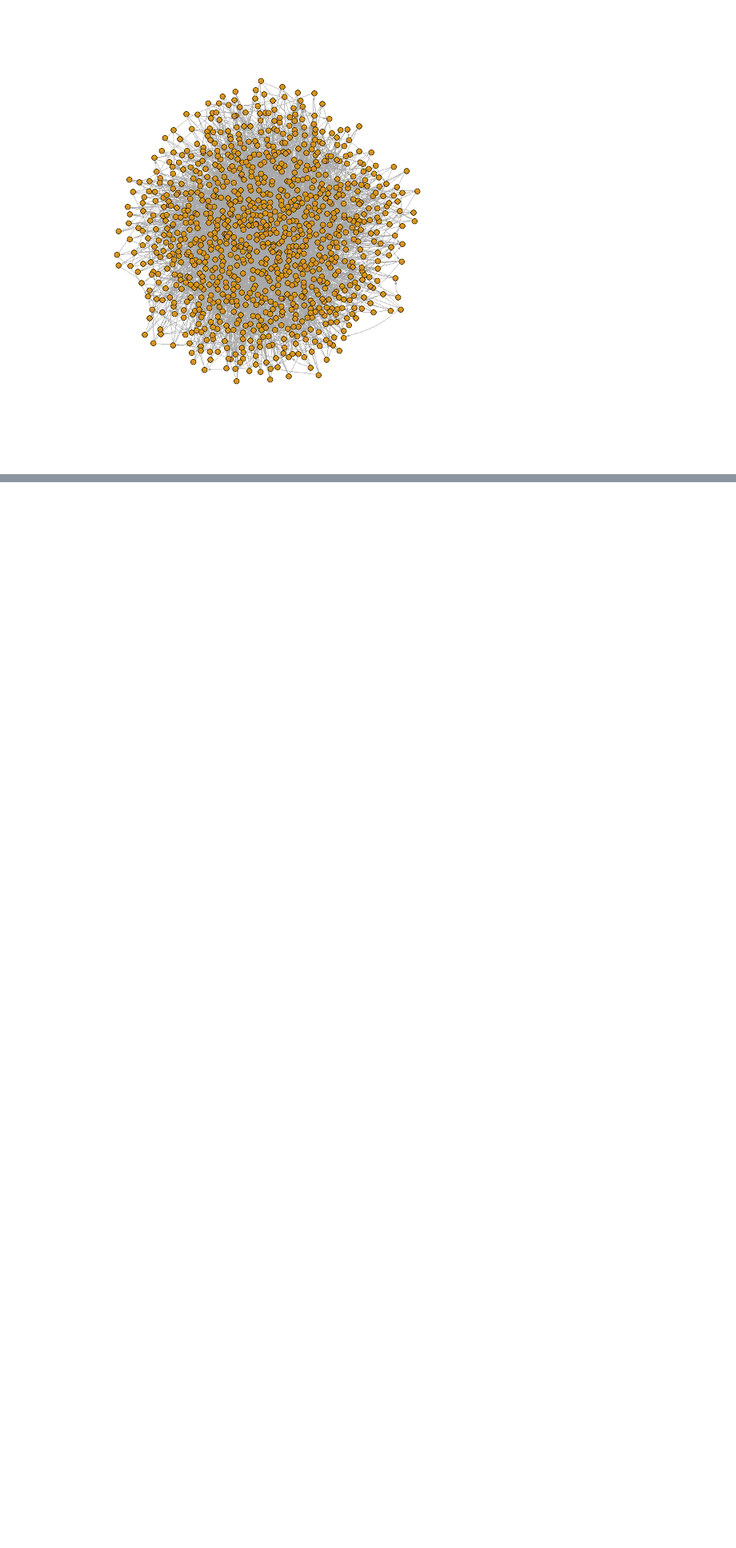
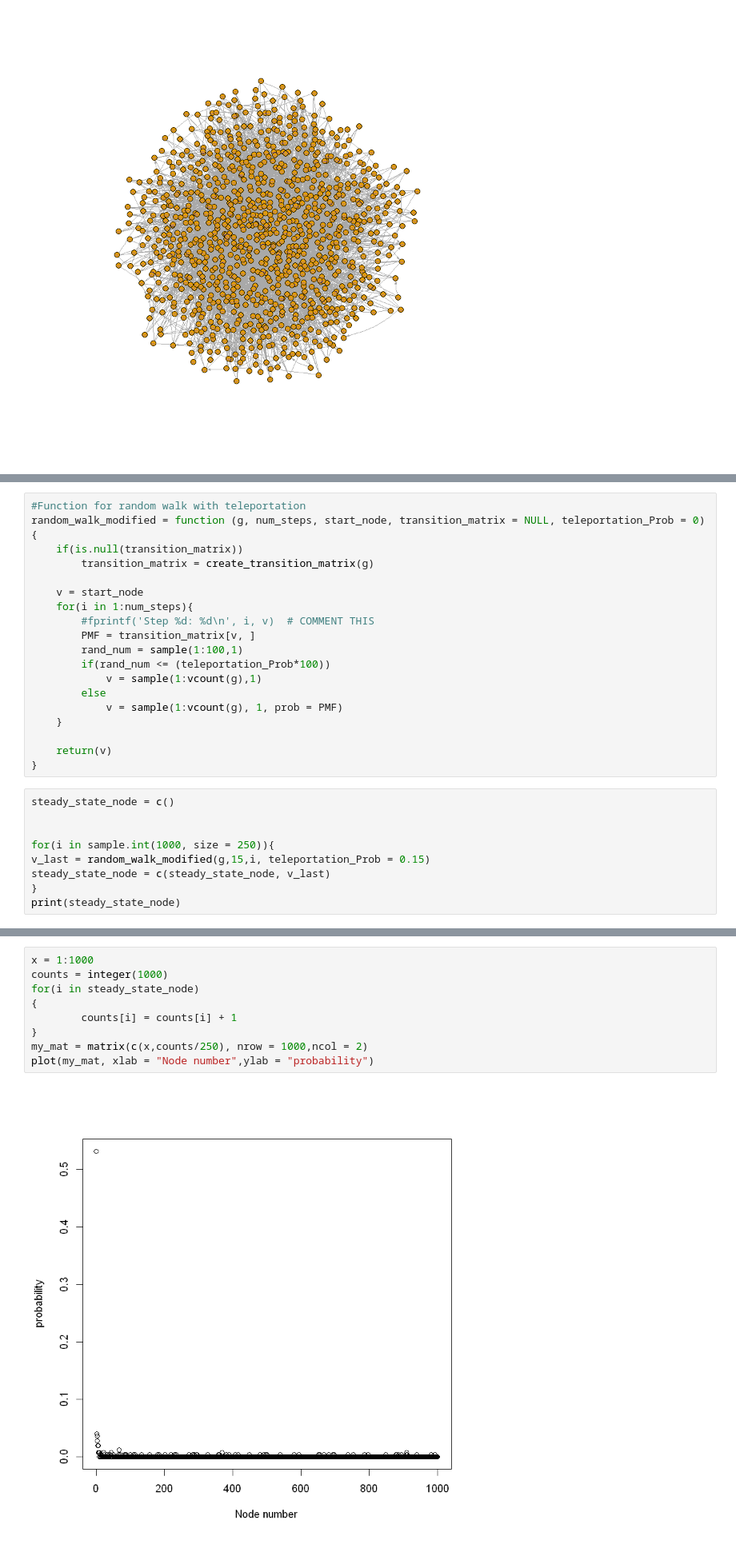
Before and after one commit to ayushdg/Random-Graphs-and-Random-Walks, a Jupyter notebook: P2_Q3_Ayush.ipynb, the cells around one changed output, grey strips where cells are left out. Shown at 80% size. Drawn from its saved outputs; the diff is of its cells as text; blank space fills up the shorter version.

```diff
--- a/P2_Q3_Ayush.ipynb
+++ b/P2_Q3_Ayush.ipynb
@@ -79,0 +91,28 @@ print(steady_state_node)
+# %%
+#Function for random walk with teleportation
+random_walk_modified = function (g, num_steps, start_node, transition_matrix = NULL, teleportation_Prob = 0){
+    if(is.null(transition_matrix))
+        transition_matrix = create_transition_matrix(g)
+
+    v = start_node
+    for(i in 1:num_steps){
+        #fprintf('Step %d: %d\n', i, v)  # COMMENT THIS
+        PMF = transition_matrix[v, ]
+        rand_num = sample(1:100,1)
+        if(rand_num <= (teleportation_Prob*100))
+            v = sample(1:vcount(g),1)
+        else
+            v = sample(1:vcount(g), 1, prob = PMF)
+    }
+
+    return(v)
+}
+# %%
+steady_state_node = c()
+
+
+for(i in sample.int(1000, size = 250)){
+v_last = random_walk_modified(g,15,i, teleportation_Prob = 0.15)
+steady_state_node = c(steady_state_node, v_last)
+}
+print(steady_state_node)
@@ -79,0 +134,11 @@ print(steady_state_node)
+# %%
+x = 1:1000
+counts = integer(1000)
+for(i in steady_state_node)
+{
+        counts[i] = counts[i] + 1
+}
+my_mat = matrix(c(x,counts/250), nrow = 1000,ncol = 2)
+plot(my_mat, xlab = "Node number",ylab = "probability")
+# %% [output]
+[figure, added]
```
Also changed, not shown: parts of 3 cells of this notebook.
